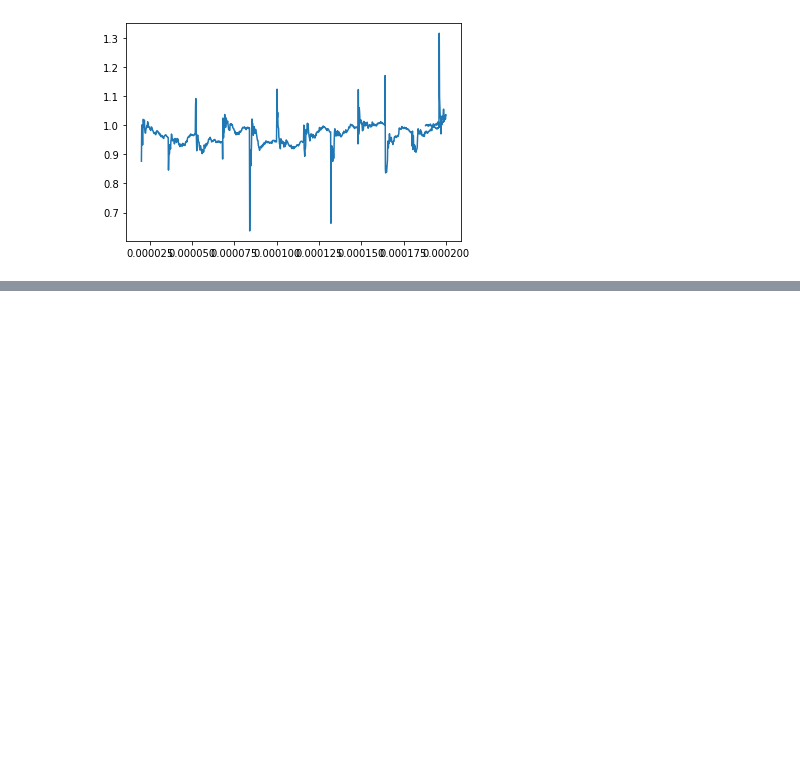
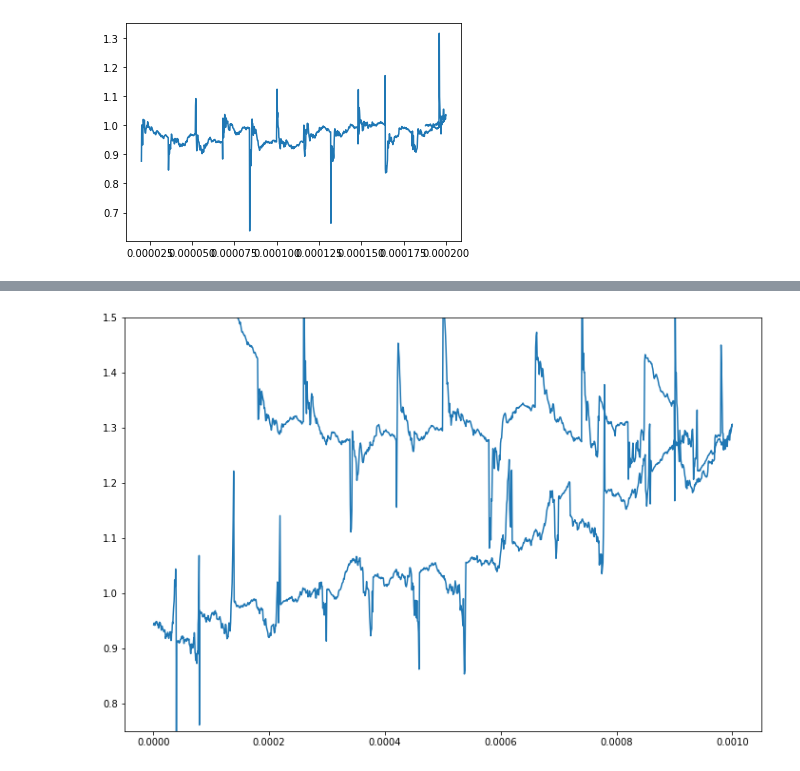
Before and after one commit to Kaushalkhokhar/complete-ml, a Jupyter notebook: projects/CNN/flowers.ipynb, the cells around one changed output, grey strips where cells are left out. Saved outputs shown, nothing was run; the diff lists cells and outputs as text; code cells hidden in the pictures; blank space fills up the shorter version.

Commit message:
CNN updated model to enhance accuracy

```diff
--- a/projects/CNN/flowers.ipynb
+++ b/projects/CNN/flowers.ipynb
@@ -1717,0 +1718,12 @@ Epoch 17/25
+# %%
+summary = {"lrate": onecycle_cb.rate,
+           "b1": onecycle_cb.b1,
+           "loss": onecycle_cb.loss,
+           "accuracy": onecycle_cb.accuracy}
+# %%
+plt.figure(figsize=(12, 8))
+plt.plot(summary["lrate"], summary["loss"])
+plt.gca().set_ylim([0.75, 1.5])
+plt.show()
+# %% [output]
+[figure, added]
```
Also changed, not shown: parts of 16 cells of this notebook.
